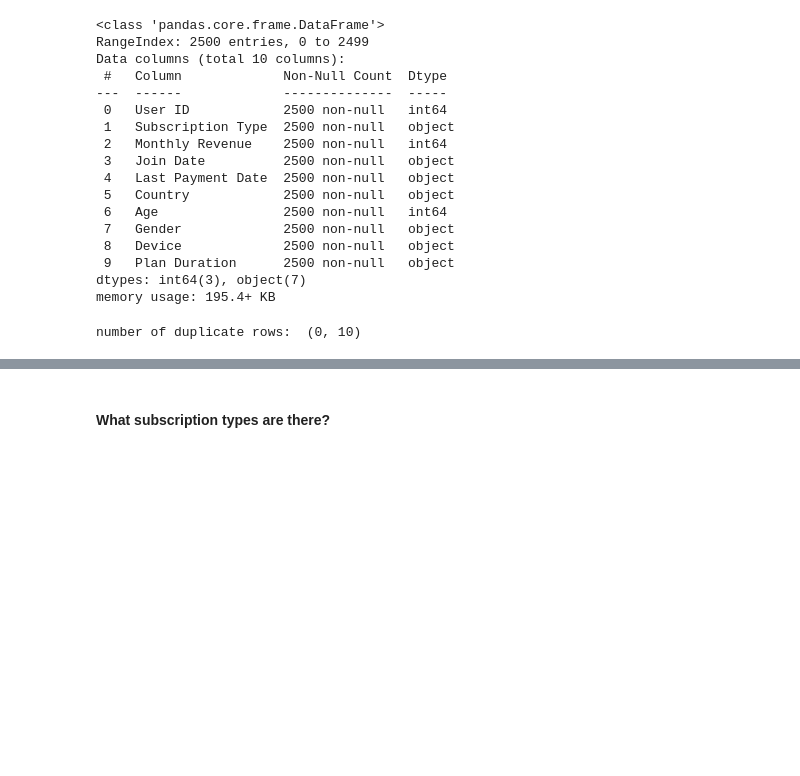
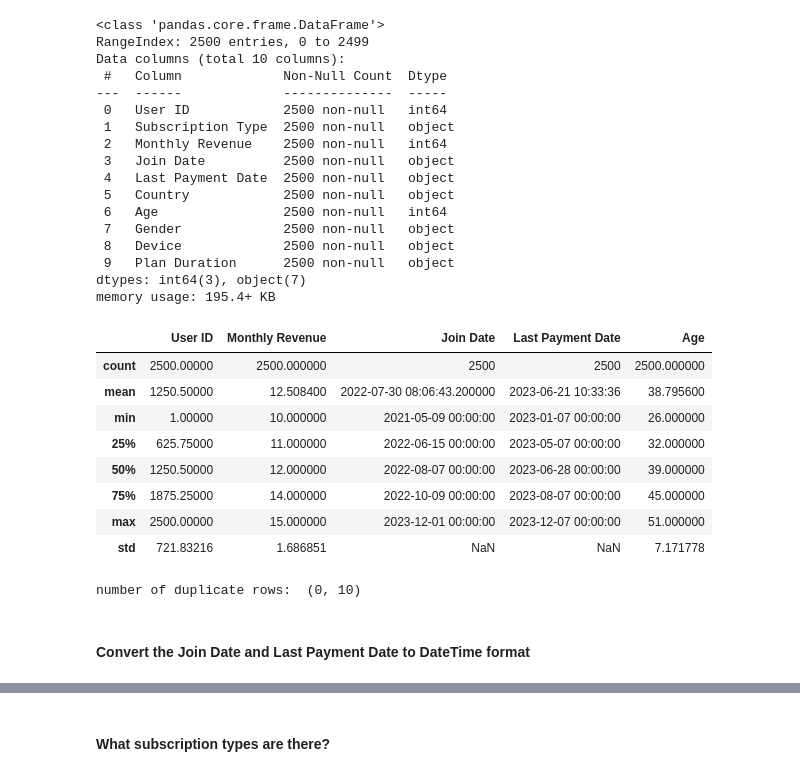
Before and after one commit to julianacharisser/My-DAC-Curriculum, a Jupyter notebook: EDA-and-Tableau-Tutorial/EDA-and-Tableau-Tutorial.ipynb, the cells around one changed output, grey strips where cells are left out. Saved outputs shown, nothing was run; the diff lists cells and outputs as text; code cells hidden in the pictures; blank space fills up the shorter version.

```diff
--- a/EDA-and-Tableau-Tutorial/EDA-and-Tableau-Tutorial.ipynb
+++ b/EDA-and-Tableau-Tutorial/EDA-and-Tableau-Tutorial.ipynb
@@ -38,8 +29,22 @@ Data columns (total 10 columns):
  9   Plan Duration      2500 non-null   object
 dtypes: int64(3), object(7)
 memory usage: 195.4+ KB
+# %%
+df.describe()
+# %% [output]
+|  | User ID | Monthly Revenue | Join Date | Last Payment Date | Age |
+| count | 2500.00000 | 2500.000000 | 2500 | 2500 | 2500.000000 |
+| mean | 1250.50000 | 12.508400 | 2022-07-30 08:06:43.200000 | 2023-06-21 10:33:36 | 38.795600 |
+| min | 1.00000 | 10.000000 | 2021-05-09 00:00:00 | 2023-01-07 00:00:00 | 26.000000 |
+| 25% | 625.75000 | 11.000000 | 2022-06-15 00:00:00 | 2023-05-07 00:00:00 | 32.000000 |
+| 50% | 1250.50000 | 12.000000 | 2022-08-07 00:00:00 | 2023-06-28 00:00:00 | 39.000000 |
+| 75% | 1875.25000 | 14.000000 | 2022-10-09 00:00:00 | 2023-08-07 00:00:00 | 45.000000 |
+| max | 2500.00000 | 15.000000 | 2023-12-01 00:00:00 | 2023-12-07 00:00:00 | 51.000000 |
+| std | 721.83216 | 1.686851 | NaN | NaN | 7.171778 |
 # %%
 duplicate_rows_df = df[df.duplicated()]
 print("number of duplicate rows: ", duplicate_rows_df.shape)
 # %% [output]
 number of duplicate rows:  (0, 10)
+# %% [markdown]
+#### Convert the Join Date and Last Payment Date to DateTime format
```
Also changed, not shown: parts of 15 cells of this notebook.
